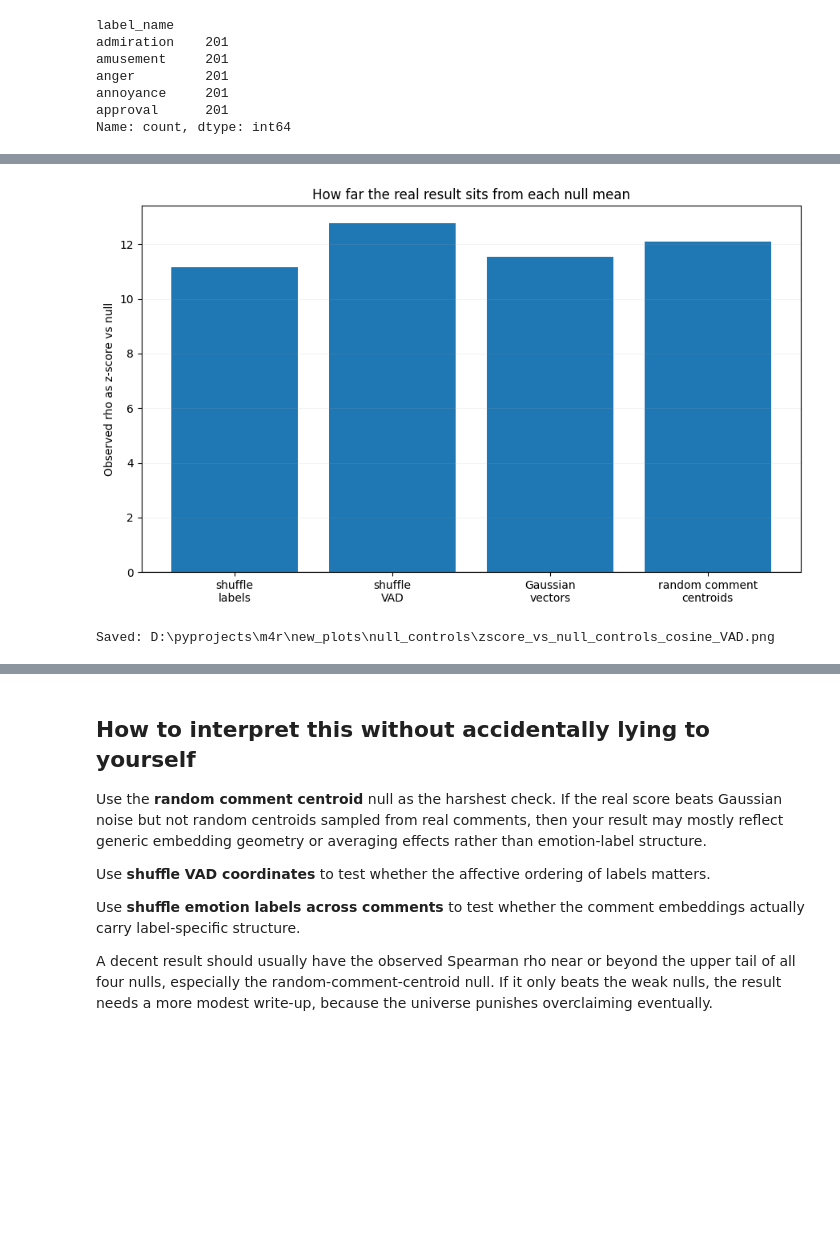
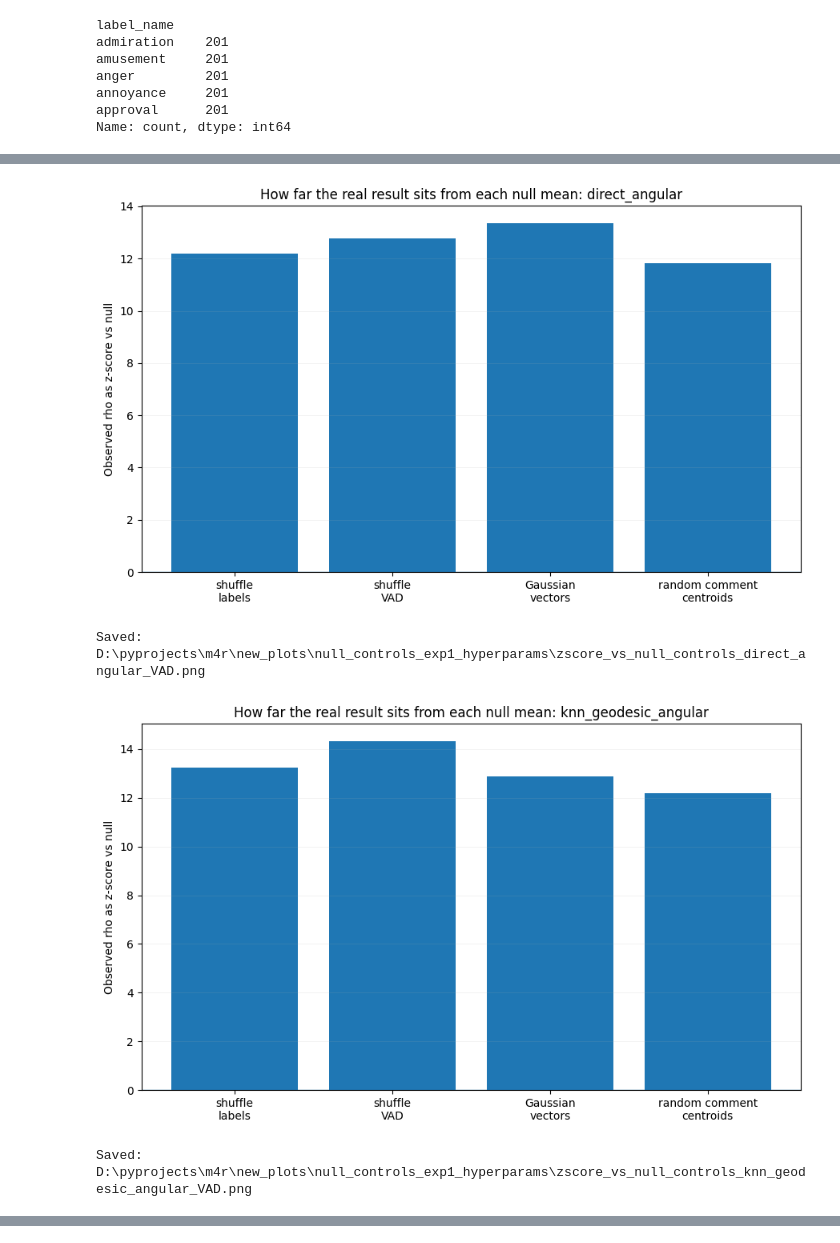
Before and after one commit to Victorwei21/M4R-codes, a Jupyter notebook: null_controls_FINAL.ipynb, the cells around one changed output, grey strips where cells are left out. Cells and saved outputs as stored; diff of their text form; code cells hidden in the pictures; blank space fills up the shorter version.

```diff
--- a/null_controls_FINAL.ipynb
+++ b/null_controls_FINAL.ipynb
@@ -254,7 +262,7 @@ check_config()
 # =========================
 
 X_raw = np.load(EMBEDDINGS_PATH)
-metadata = pd.read_csv(METADATA_PATH)
+metadata = pd.read_csv(METADATA_PATH).reset_index(drop=True)
 vad_df = pd.read_csv(VAD_CSV_PATH)
 
 required_meta = {"label_name", "label_idx"}
@@ -593,28 +735,28 @@ Saved: D:\pyprojects\m4r\new_plots\null_controls\null_control_summary.csv
 # %%
 # =========================
-# Plot: one histogram per null model
+# Plot: one histogram per null model and metric
 # =========================
 
-safe_distance_name = MANIFOLD_DISTANCE.replace("/", "_")
 safe_truth_name = GROUND_TRUTH_SPACE.replace("/", "_")
 
-for null_name, group in null_df.groupby("null_model", sort=False):
+for (metric_name, null_name), group in null_df.groupby(["metric_name", "null_model"], sort=False):
     vals = group["spearman_rho"].dropna().to_numpy()
+    obs = float(observed_df.loc[observed_df["metric_name"].eq(metric_name), "spearman_rho"].iloc[0])
 
     fig, ax = plt.subplots(figsize=(8.5, 5.5))
     ax.hist(vals, bins=35, alpha=0.8)
-    ax.axvline(observed_rho, linestyle="--", linewidth=2, label=f"observed rho = {observed_rho:.3f}")
+    ax.axvline(obs, linestyle="--", linewidth=2, label=f"observed rho = {obs:.3f}")
     ax.axvline(np.quantile(vals, 0.025), linestyle=":", linewidth=1, label="null 2.5% / 97.5%")
     ax.axvline(np.quantile(vals, 0.975), linestyle=":", linewidth=1)
 
-    ax.set_title(f"Observed result vs null: {null_name}")
-    ax.set_xlabel("Spearman rho: manifold distance vs VAD distance")
+    ax.set_title(f"Observed result vs null: {metric_name}\n{null_name}")
+    ax.set_xlabel("Spearman rho: embedding distance vs VAD distance")
     ax.set_ylabel("Count")
     ax.legend(frameon=False)
     ax.grid(True, linewidth=0.4, alpha=0.25)
     fig.tight_layout()
 
-    out_file = OUT_DIR / f"hist_{null_name}_{safe_distance_name}_{safe_truth_name}.png"
+    out_file = OUT_DIR / f"hist_{metric_name}_{null_name}_{safe_truth_name}.png"
     fig.savefig(out_file, dpi=220)
     plt.show()
     plt.close(fig)
@@ -672,46 +825,47 @@ Saved: D:\pyprojects\m4r\new_plots\null_controls\violin_null_controls_cosine_VAD
 # %%
 # =========================
-# Plot: null z-score style summary
+# Plot: z-score style summary
 # =========================
 
 plot_df = summary_df.copy()
-plot_df["z_vs_null"] = (plot_df["observed_spearman_rho"] - plot_df["null_mean"]) / plot_df["null_std"].replace(0, np.nan)
+plot_df["z_vs_null"] = (
+    (plot_df["observed_spearman_rho"] - plot_df["null_mean"])
+    / plot_df["null_std"].replace(0, np.nan)
+)
 
-fig, ax = plt.subplots(figsize=(9, 5.5))
-x = np.arange(len(plot_df))
-ax.bar(x, plot_df["z_vs_null"])
+for metric_name, metric_group in plot_df.groupby("metric_name", sort=False):
+    fig, ax = plt.subplots(figsize=(9, 5.5))
+    x = np.arange(len(metric_group))
+    ax.bar(x, metric_group["z_vs_null"])
 
-ax.set_xticks(x)
-ax.set_xticklabels(
-    [
-        "shuffle\nlabels",
-        "shuffle\nVAD",
-        "Gaussian\nvectors",
-        "random comment\ncentroids",
-    ],
-)
-ax.axhline(0, linewidth=1)
-ax.set_ylabel("Observed rho as z-score vs null")
-ax.set_title("How far the real result sits from each null mean")
-ax.grid(True, axis="y", linewidth=0.4, alpha=0.25)
-fig.tight_layout()
+    ax.set_xticks(x)
+    ax.set_xticklabels([short_names.get(name, name) for name in metric_group["null_model"]])
+    ax.axhline(0, linewidth=1)
+    ax.set_ylabel("Observed rho as z-score vs null")
+    ax.set_title(f"How far the real result sits from each null mean: {metric_name}")
+    ax.grid(True, axis="y", linewidth=0.4, alpha=0.25)
+    fig.tight_layout()
 
-z_path = OUT_DIR / f"zscore_vs_null_controls_{safe_distance_name}_{safe_truth_name}.png"
-fig.savefig(z_path, dpi=220)
-plt.show()
-plt.close(fig)
+    z_path = OUT_DIR / f"zscore_vs_null_controls_{metric_name}_{safe_truth_name}.png"
+    fig.savefig(z_path, dpi=220)
+    plt.show()
+    plt.close(fig)
 
-print("Saved:", z_path)
+    print("Saved:", z_path)
+
 plot_df[[
+    "metric_name",
     "null_model",
     "observed_spearman_rho",
     "null_mean",
     "null_std",
     "z_vs_null",
     "observed_percentile_vs_null",
     "empirical_p_greater_equal_observed",
     "empirical_p_abs_greater_equal_abs_observed",
 ]]
 # %% [output]
-[figure, old version]
+[figure, new version]
-Saved: D:\pyprojects\m4r\new_plots\null_controls\zscore_vs_null_controls_cosine_VAD.png
+Saved: D:\pyprojects\m4r\new_plots\null_controls_exp1_hyperparams\zscore_vs_null_controls_direct_angular_VAD.png
+[figure, added]
+Saved: D:\pyprojects\m4r\new_plots\null_controls_exp1_hyperparams\zscore_vs_null_controls_knn_geodesic_angular_VAD.png
@@ -723,10 +880,0 @@ Saved: D:\pyprojects\m4r\new_plots\null_controls\zscore_vs_null_controls_cosine_
-# %% [markdown]
-## How to interpret this without accidentally lying to yourself
-
-Use the **random comment centroid** null as the harshest check. If the real score beats Gaussian noise but not random centroids sampled from real comments, then your result may mostly reflect generic embedding geometry or averaging effects rather than emotion-label structure.
-
-Use **shuffle VAD coordinates** to test whether the affective ordering of labels matters.
-
-Use **shuffle emotion labels across comments** to test whether the comment embeddings actually carry label-specific structure.
-
-A decent result should usually have the observed Spearman rho near or beyond the upper tail of all four nulls, especially the random-comment-centroid null. If it only beats the weak nulls, the result needs a more modest write-up, because the universe punishes overclaiming eventually.
```
Also changed, not shown: parts of 16 cells of this notebook.
